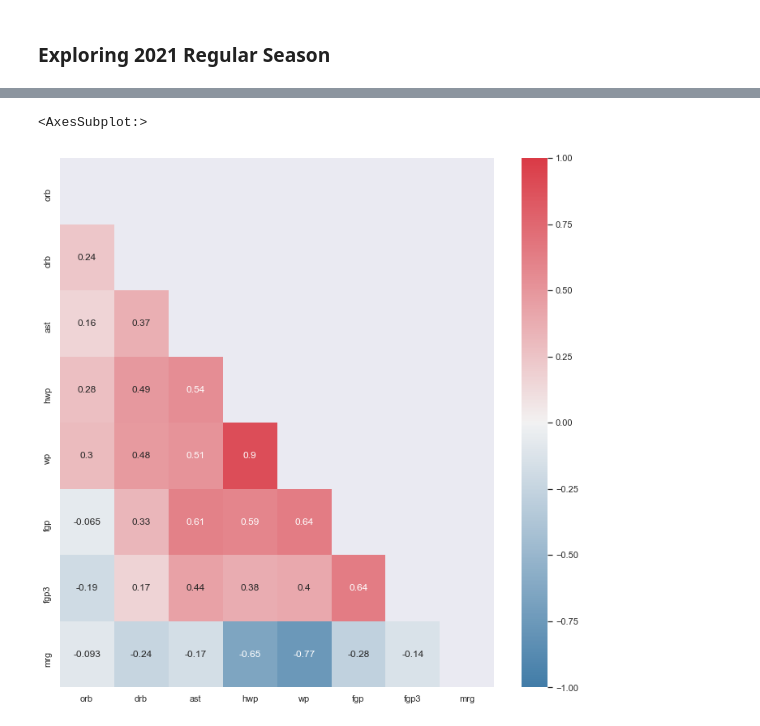
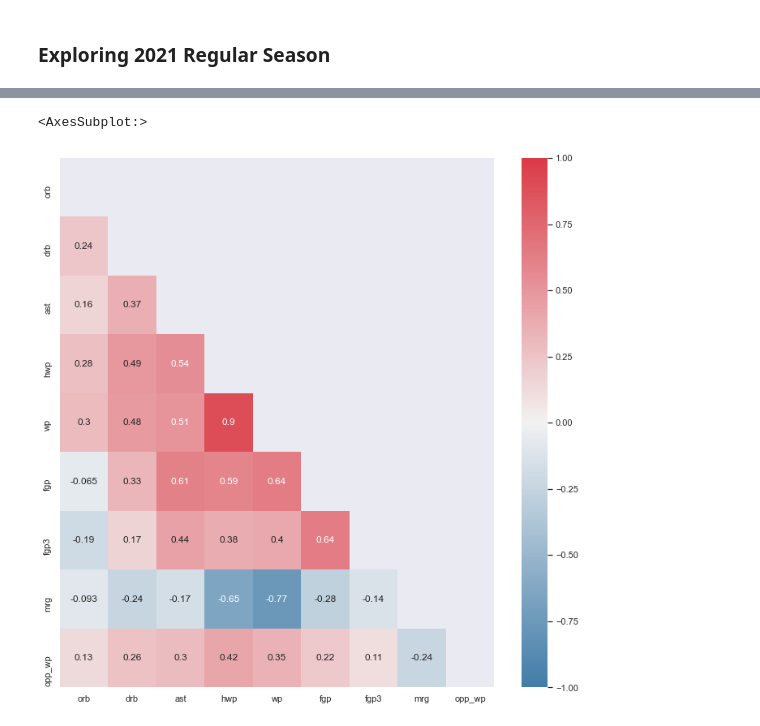
Before and after one commit to ozgunhaznedar/march_madness, a Jupyter notebook: notebooks/OH_01.ipynb, the cells around one changed output, grey strips where cells are left out. Cells and saved outputs as stored; diff of their text form; code cells hidden in the pictures.

Commit message:
opponent wp

```diff
--- a/notebooks/OH_01.ipynb
+++ b/notebooks/OH_01.ipynb
@@ -315,6 +326,8 @@ df_lt = pd.DataFrame(
             blk,
             pf,
             hwp,
+            ps_w,
+            ps_wp,
         )
     ),
     columns=[
@@ -340,6 +353,8 @@ df_lt = pd.DataFrame(
         "blk",
         "pf",
         "hwp",
+        "ps_w",
+        "ps_wp",
     ],
 )
 df_lt["ps"] = (df_lt.psw + df_lt.psl) / df_lt.gp
@@ -365,5 +380,18 @@ df_lt["wp"] = (df_lt.w / df_lt.gp) * 100
 df_lt["fgp"] = (df_lt.fgm / df_lt.fga) * 100
 df_lt["fgp3"] = (df_lt.fgm3 / df_lt.fga3) * 100
 df_lt["mrg"] = df_lt.ps - df_lt.pa
+# %%
+# opponent winning percentages
+def opponent_wp_calc(TeamID):
+    try:
+        opponents = df_reg_2021[(df_reg_2021.WTeamID == TeamID)].LTeamID.values
+        opponents_wp = [df_lt[df_lt.TeamID == x].wp for x in opponents]
+        return np.mean(opponents_wp)
+    except:
+        return 0
+
+
+opp_wp = list(map(opponent_wp_calc, teams_2021))
+df_lt["opp_wp"] = opp_wp
 # %%
 df_lt.sort_values("wp", ascending=False)[
@@ -390,10 +433,11 @@ df_lt.sort_values("wp", ascending=False)[
 # %%
+# correleations
 sns.set(rc={"figure.figsize": (12, 12)})
-corr = df_lt[["orb", "drb", "ast", "hwp", "wp", "fgp", "fgp3", "mrg"]].corr()
+corr = df_lt[["orb", "drb", "ast", "hwp", "wp", "fgp", "fgp3", "mrg", "opp_wp"]].corr()
 mask = np.triu(np.ones_like(corr, dtype=bool))
 cmap = sns.diverging_palette(240, 10, as_cmap=True)
 
 sns.heatmap(corr, mask=mask, vmin=-1, vmax=1, cmap=cmap, annot=True)
 # %% [output]
 <AxesSubplot:>
-[figure, old version]
+[figure, new version]
```
Also changed, not shown: parts of 5 cells of this notebook.
